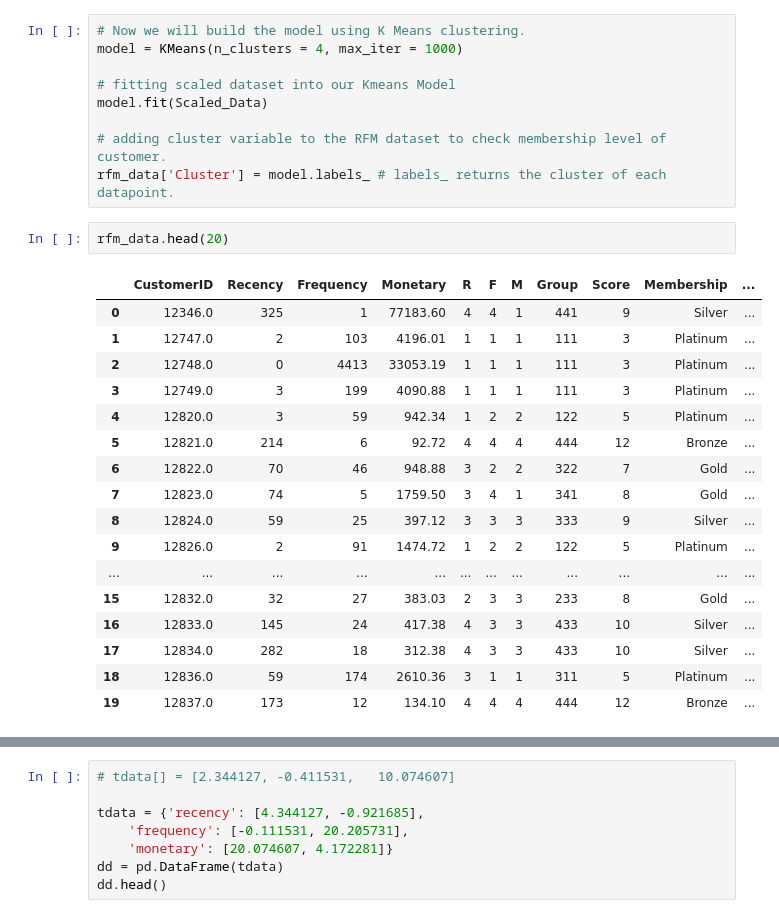
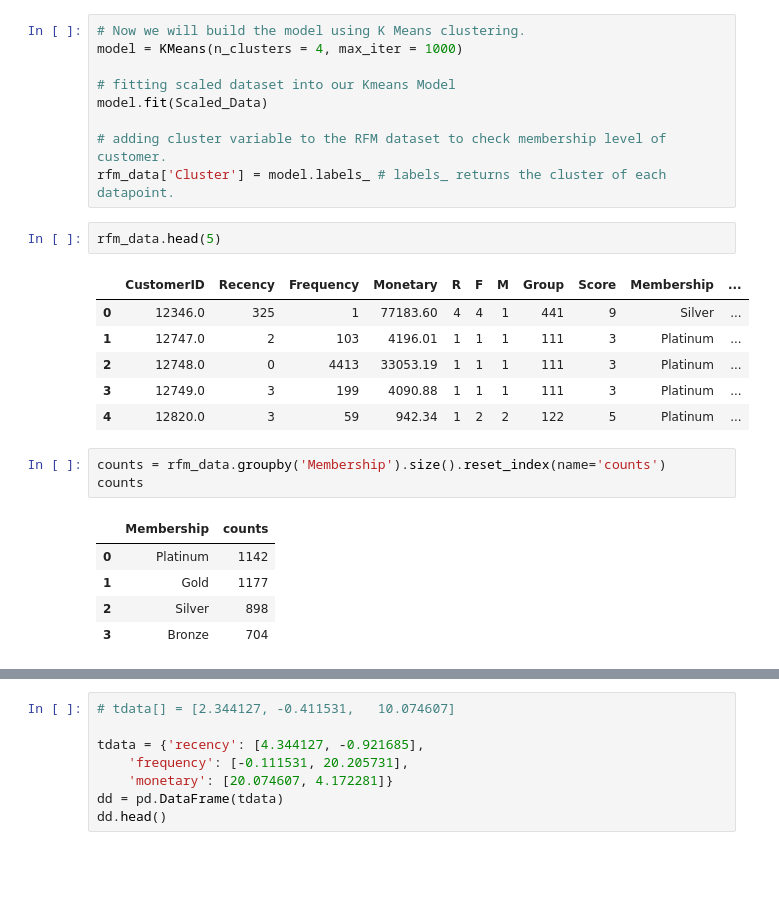
Before and after one commit to jithesh9539/Customer_Segmentation_Final, a Jupyter notebook: Customer_Segmentation_CMPE255.ipynb, the cells around one changed output, grey strips where cells are left out. Saved outputs shown, nothing was run; the diff lists cells and outputs as text; blank space fills up the shorter version.

```diff
--- a/Customer_Segmentation_CMPE255.ipynb
+++ b/Customer_Segmentation_CMPE255.ipynb
@@ -480,22 +480,20 @@ model.fit(Scaled_Data)
 # adding cluster variable to the RFM dataset to check membership level of customer.
 rfm_data['Cluster'] = model.labels_ # labels_ returns the cluster of each datapoint.
 # %%
-rfm_data.head(20)
+rfm_data.head(5)
 # %% [output]
 |  | CustomerID | Recency | Frequency | Monetary | R | F | M | Group | Score | Membership | ... |
 | 0 | 12346.0 | 325 | 1 | 77183.60 | 4 | 4 | 1 | 441 | 9 | Silver | ... |
 | 1 | 12747.0 | 2 | 103 | 4196.01 | 1 | 1 | 1 | 111 | 3 | Platinum | ... |
 | 2 | 12748.0 | 0 | 4413 | 33053.19 | 1 | 1 | 1 | 111 | 3 | Platinum | ... |
 | 3 | 12749.0 | 3 | 199 | 4090.88 | 1 | 1 | 1 | 111 | 3 | Platinum | ... |
 | 4 | 12820.0 | 3 | 59 | 942.34 | 1 | 2 | 2 | 122 | 5 | Platinum | ... |
-| 5 | 12821.0 | 214 | 6 | 92.72 | 4 | 4 | 4 | 444 | 12 | Bronze | ... |
-| 6 | 12822.0 | 70 | 46 | 948.88 | 3 | 2 | 2 | 322 | 7 | Gold | ... |
-| 7 | 12823.0 | 74 | 5 | 1759.50 | 3 | 4 | 1 | 341 | 8 | Gold | ... |
-| 8 | 12824.0 | 59 | 25 | 397.12 | 3 | 3 | 3 | 333 | 9 | Silver | ... |
-| 9 | 12826.0 | 2 | 91 | 1474.72 | 1 | 2 | 2 | 122 | 5 | Platinum | ... |
-| ... | ... | ... | ... | ... | ... | ... | ... | ... | ... | ... | ... |
-| 15 | 12832.0 | 32 | 27 | 383.03 | 2 | 3 | 3 | 233 | 8 | Gold | ... |
-| 16 | 12833.0 | 145 | 24 | 417.38 | 4 | 3 | 3 | 433 | 10 | Silver | ... |
-| 17 | 12834.0 | 282 | 18 | 312.38 | 4 | 3 | 3 | 433 | 10 | Silver | ... |
-| 18 | 12836.0 | 59 | 174 | 2610.36 | 3 | 1 | 1 | 311 | 5 | Platinum | ... |
-| 19 | 12837.0 | 173 | 12 | 134.10 | 4 | 4 | 4 | 444 | 12 | Bronze | ... |
+# %%
+counts = rfm_data.groupby('Membership').size().reset_index(name='counts')
+counts
+# %% [output]
+|  | Membership | counts |
+| 0 | Platinum | 1142 |
+| 1 | Gold | 1177 |
+| 2 | Silver | 898 |
+| 3 | Bronze | 704 |
```
Also changed, not shown: parts of 1 cell of this notebook.
